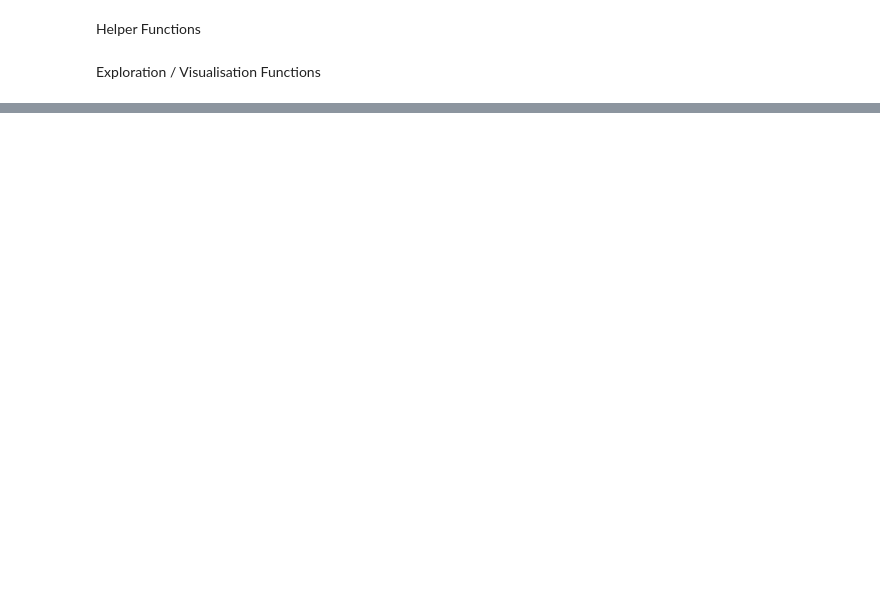
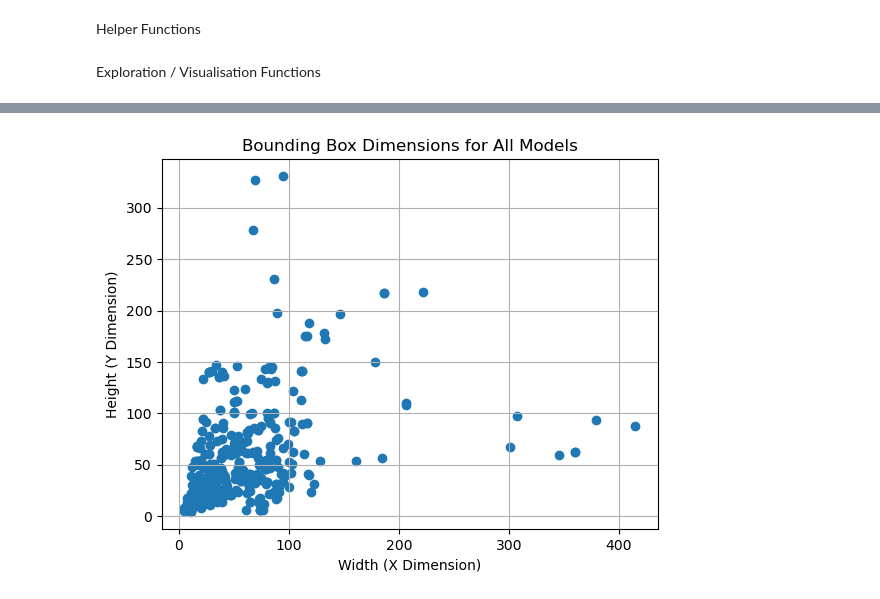
Before and after one commit to Thomas-Bush/dyna-landslide-surrogate, a Jupyter notebook: notebooks/metadata_exploration.ipynb, the cells around one changed output, grey strips where cells are left out. Cells and saved outputs as stored; diff of their text form; code cells hidden in the pictures; blank space fills up the shorter version.

```diff
--- a/notebooks/metadata_exploration.ipynb
+++ b/notebooks/metadata_exploration.ipynb
@@ -90,0 +342,4 @@ plot_resolution_histogram(metadata, 'y')
+# %%
+max_coverage_centers = plot_bounding_box_dimensions(metadata)
+# %% [output]
+[figure, added]
```
Also changed, not shown: parts of 14 cells of this notebook, 9 other files.
